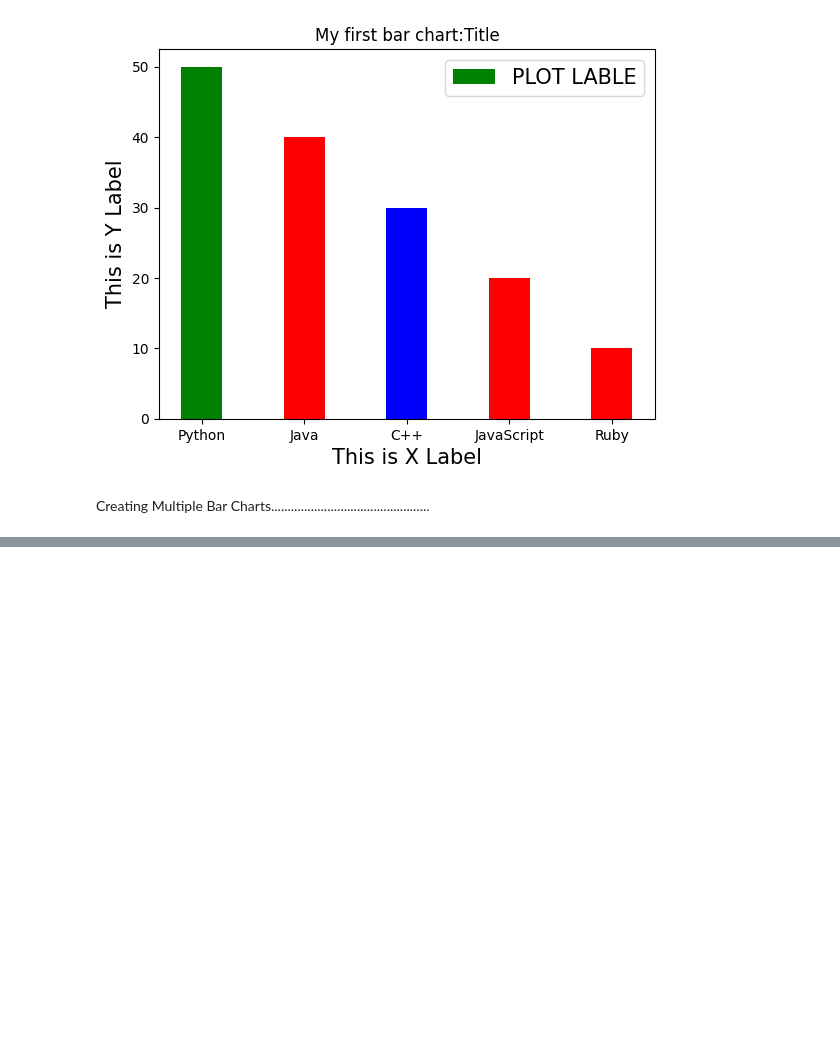
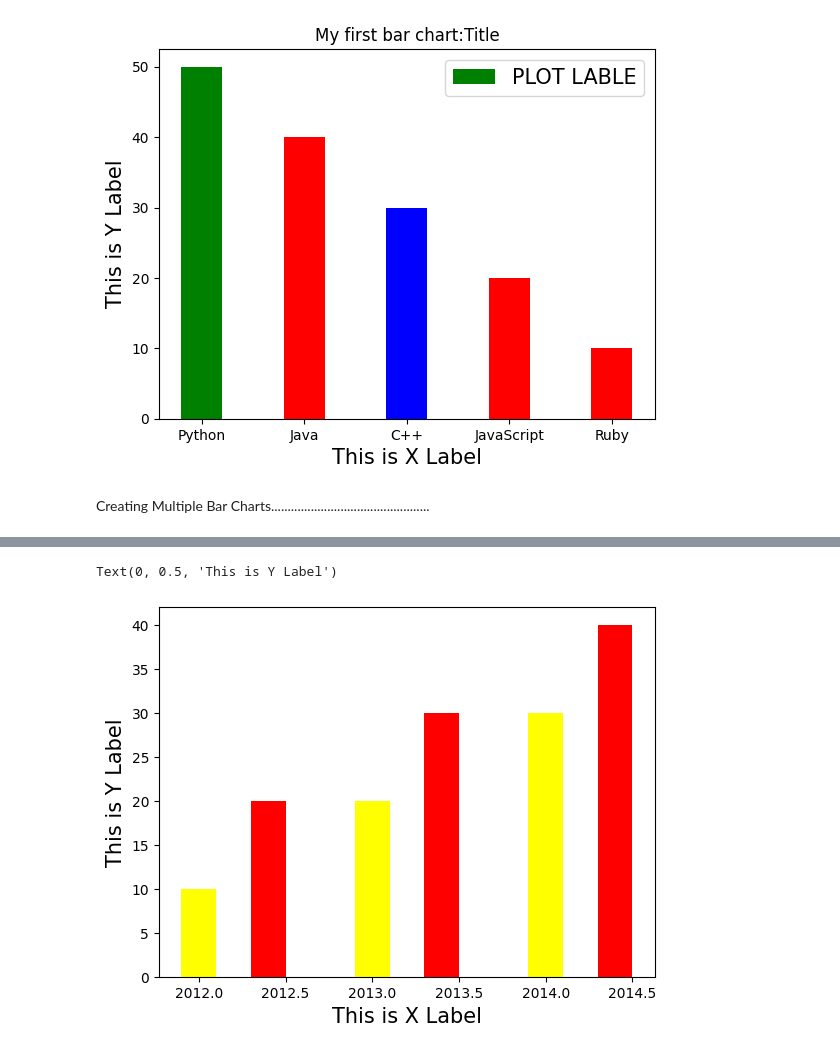
Before and after one commit to Salmanfarsi2561/PYTHON_ML, a Jupyter notebook: matplotlib/plt_barchart.ipynb, the cells around one changed output, grey strips where cells are left out. Drawn from its saved outputs; the diff is of its cells as text; code cells hidden in the pictures; blank space fills up the shorter version.

```diff
--- a/matplotlib/plt_barchart.ipynb
+++ b/matplotlib/plt_barchart.ipynb
@@ -80,0 +111,14 @@ plt.legend(loc="upper center", fontsize=10) #label=legend
+# %%
+#More conventional way of plotting bar charts side by side, i added 0.4 to the position of the first bar chart to make it side by side
+years =np.arange(2012,2015)
+
+value1=[10,20,30]
+value2=[20,30,40]
+
+plt.bar(years,value1,width=.2,color="yellow",label="PLOT LABLE")
+plt.bar(years+0.4,value2,width=.2,color="red",label="PLOT LABLE 2")
+plt.xlabel("This is X Label",fontsize=15)
+plt.ylabel("This is Y Label",fontsize=15)
+# %% [output]
+Text(0, 0.5, 'This is Y Label')
+[figure, added]
```
Also changed, not shown: parts of 2 cells of this notebook.
